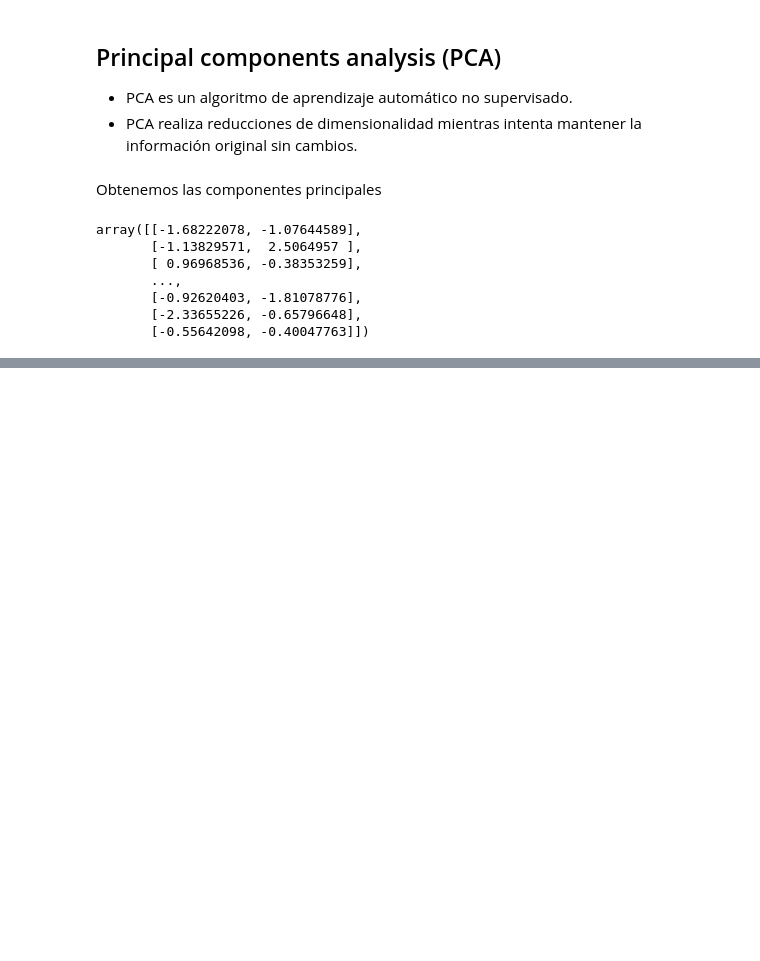
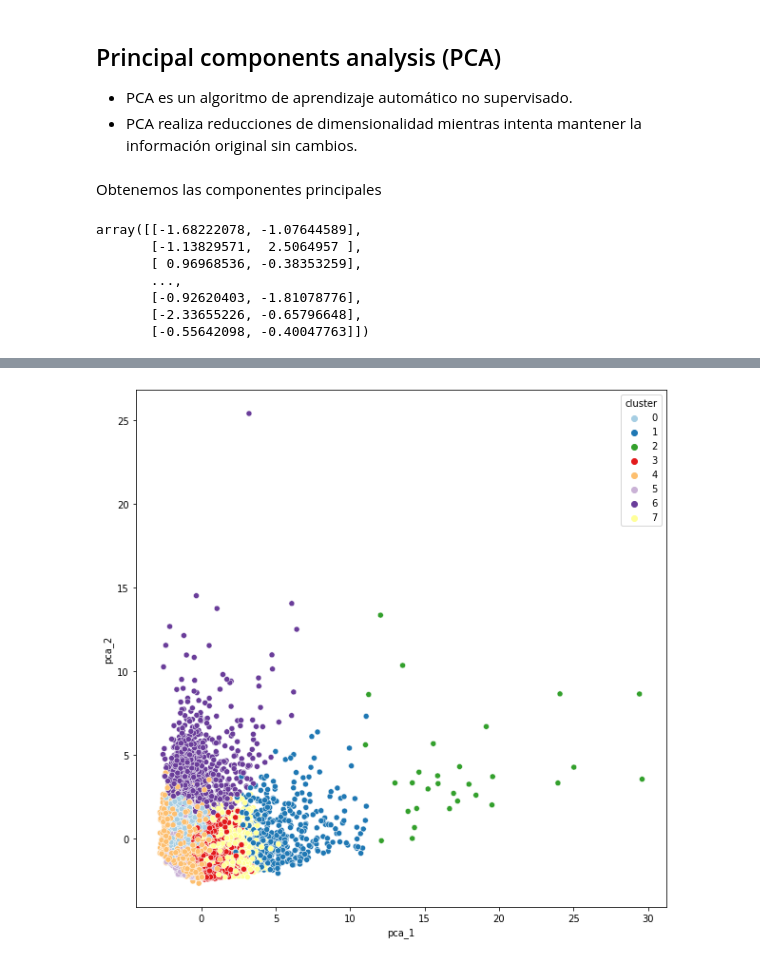
Before and after one commit to FaustinoAndres/customer_classification_with_K-Means, a Jupyter notebook: customer_classification_with_K-Means.ipynb, the cells around one changed output, grey strips where cells are left out. Drawn from its saved outputs; the diff is of its cells as text; code cells hidden in the pictures; blank space fills up the shorter version.

Commit message:
plot PCA kmeans

```diff
--- a/customer_classification_with_K-Means.ipynb
+++ b/customer_classification_with_K-Means.ipynb
@@ -436,0 +439,3 @@ array([[-1.68222078, -1.07644589],
+# %%
+pca_df = pd.DataFrame(data = principal_comp, columns=['pca_1', 'pca_2'])
+pca_df.head()
@@ -436,0 +451,3 @@ array([[-1.68222078, -1.07644589],
+# %%
+pca_df = pd.concat([pca_df, pd.DataFrame({'cluster':labels})], axis = 1)
+pca_df.head()
@@ -437,3 +461,10 @@ array([[-1.68222078, -1.07644589],
+# %%
+plt.figure(figsize=(10,10))
+ax = sns.scatterplot(x = "pca_1", y = "pca_2", hue = "cluster", data = pca_df,
+                     palette = ['#A6CEE3', '#1F78B4', '#33A02C', '#E31A1C', '#FDBF6F', '#CAB2D6', '#6A3D9A', '#FFFF99'])
+plt.show()
+# %% [output]
+[figure, added]
 # %% [markdown]
 <a style='text-decoration:none;line-height:16px;display:flex;color:#5B5B62;padding:10px;justify-content:end;' href='https://deepnote.com?utm_source=created-in-deepnote-cell&projectId=411b8b93-d907-447c-b9ee-0c6a1d3e8371' target="_blank">
 <img alt='Created in deepnote.com' style='display:inline;max-height:16px;margin:0px;margin-right:7.5px;' src='embedded-picture-1' > </img>
```
Also changed, not shown: parts of 4 cells of this notebook.
